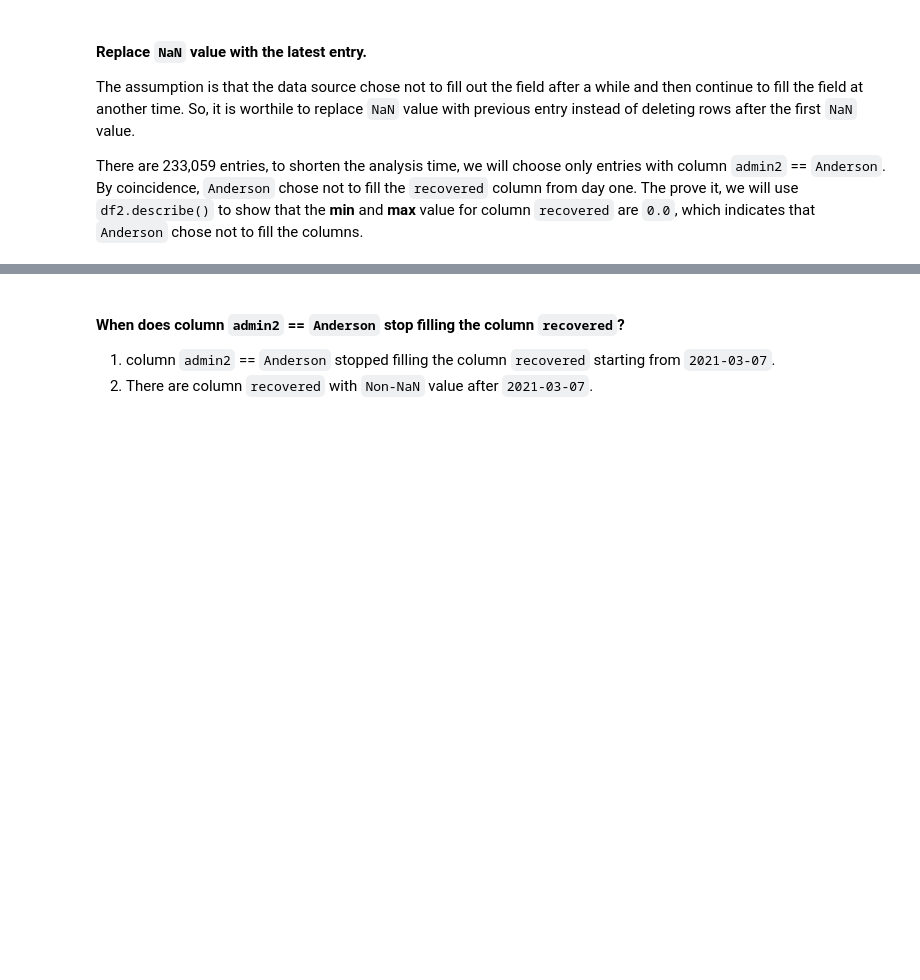
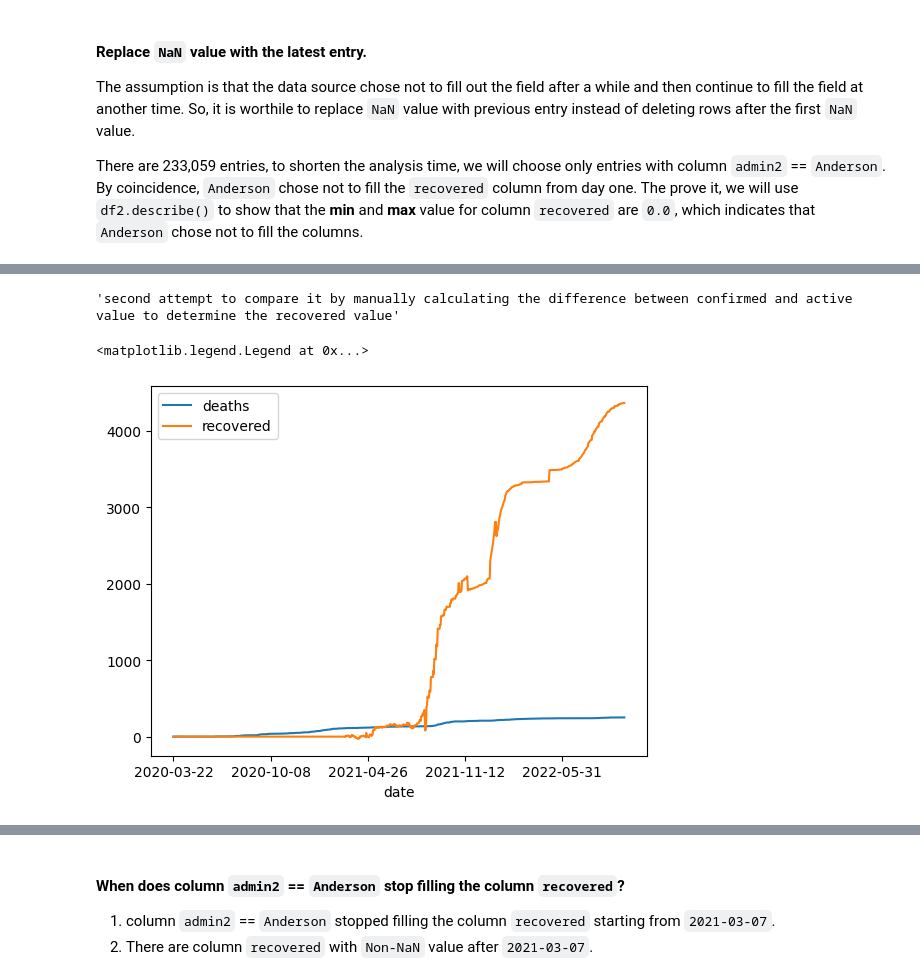
Before and after one commit to jasonrichdarmawan/p0-g1, a Jupyter notebook: h8dsft_P0W1_jason_rich_darmawan_onggo_putra.ipynb, the cells around one changed output, grey strips where cells are left out. Saved outputs shown, nothing was run; the diff lists cells and outputs as text; code cells hidden in the pictures; blank space fills up the shorter version.

```diff
--- a/h8dsft_P0W1_jason_rich_darmawan_onggo_putra.ipynb
+++ b/h8dsft_P0W1_jason_rich_darmawan_onggo_putra.ipynb
@@ -219,0 +408,16 @@ df2 = df.sort_values(['admin2', 'date']).copy()
+# %%
+temp_df2 = df2.loc[df2['admin2'] == 'Anderson'].copy()
+
+temp_df2['diff confirmed - active - deaths'] = temp_df2['confirmed'] - temp_df2['active'] - temp_df2['deaths']
+
+display("second attempt to compare it by manually calculating the difference between confirmed and active value to determine the recovered value",
+        temp_df2.groupby('date')[['deaths', 'diff confirmed - active - deaths']]
+                .sum()
+                .plot()
+                .legend(['deaths', 'recovered']))
+
+%reset_selective -f "^temp_df2$"
+# %% [output]
+'second attempt to compare it by manually calculating the difference between confirmed and active value to determine the recovered value'
+<matplotlib.legend.Legend at 0x...>
+[figure, added]
```
Also changed, not shown: parts of 15 cells of this notebook.
